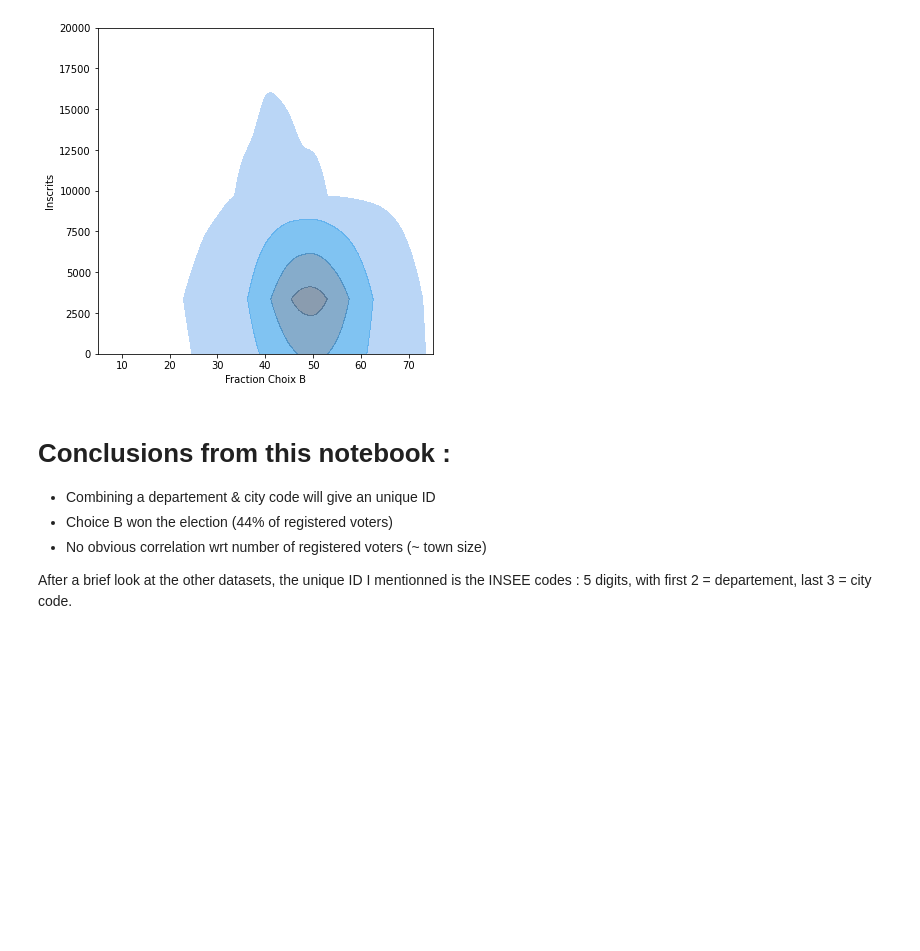
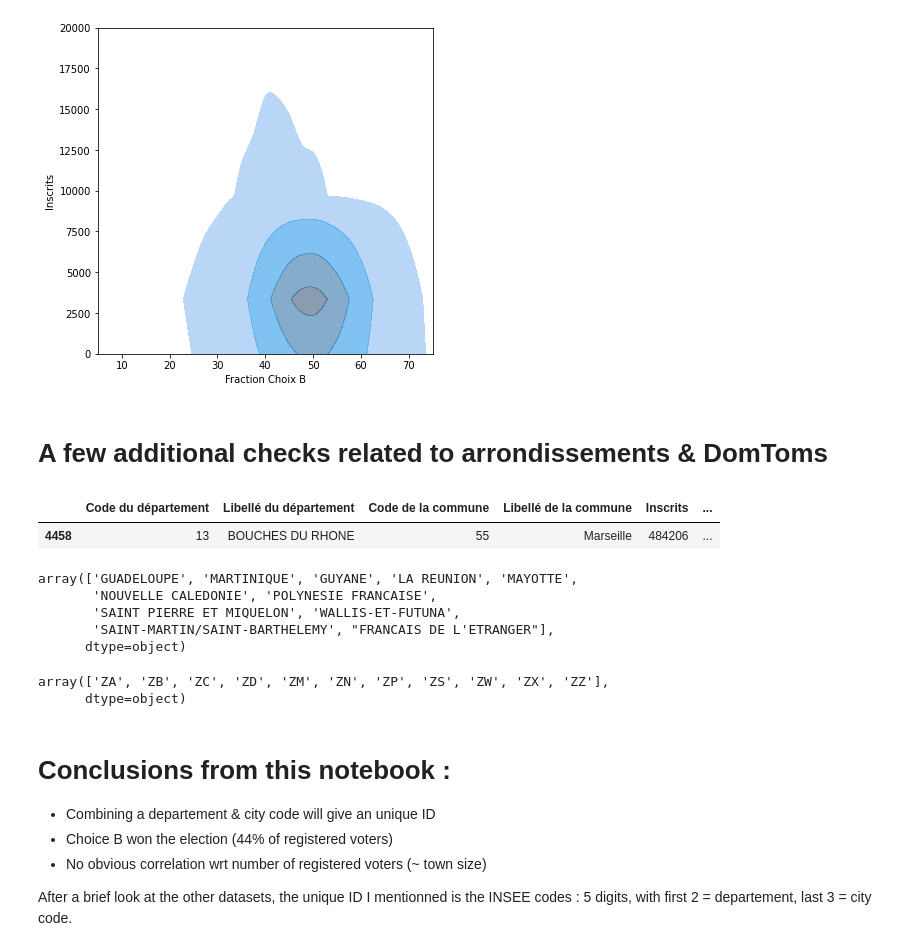
Before and after one commit to cyrilbecot/StGobain_CaseStudy, a Jupyter notebook: ExplorationReferundumData.ipynb, the cells around one changed output. Saved outputs shown, nothing was run; the diff lists cells and outputs as text; code cells hidden in the pictures; blank space fills up the shorter version.

```diff
--- a/ExplorationReferundumData.ipynb
+++ b/ExplorationReferundumData.ipynb
@@ -219,6 +235,26 @@ for id in ["Fraction Abstention Officielle","Fraction Choix A","Fraction Choix B
 [figure]
 [figure]
 [figure]
+# %% [markdown]
+# A few additional checks related to arrondissements & DomToms
+# %%
+results[results['Libellé de la commune'] == 'Marseille']
+# %% [output]
+|  | Code du département | Libellé du département | Code de la commune | Libellé de la commune | Inscrits | ... |
+| 4458 | 13 | BOUCHES DU RHONE | 55 | Marseille | 484206 | ... |
+# %%
+results[results['Code du département'].str.contains('Z')]['Libellé du département'].unique()
+# %% [output]
+array(['GUADELOUPE', 'MARTINIQUE', 'GUYANE', 'LA REUNION', 'MAYOTTE',
+       'NOUVELLE CALEDONIE', 'POLYNESIE FRANCAISE',
+       'SAINT PIERRE ET MIQUELON', 'WALLIS-ET-FUTUNA',
+       'SAINT-MARTIN/SAINT-BARTHELEMY', "FRANCAIS DE L'ETRANGER"],
+      dtype=object)
+# %%
+results[results['Code du département'].str.contains('Z')]['Code du département'].unique()
+# %% [output]
+array(['ZA', 'ZB', 'ZC', 'ZD', 'ZM', 'ZN', 'ZP', 'ZS', 'ZW', 'ZX', 'ZZ'],
+      dtype=object)
 # %% [markdown]
 # Conclusions from this notebook :
 
```
Also changed, not shown: parts of 4 cells of this notebook, 2 other files.
